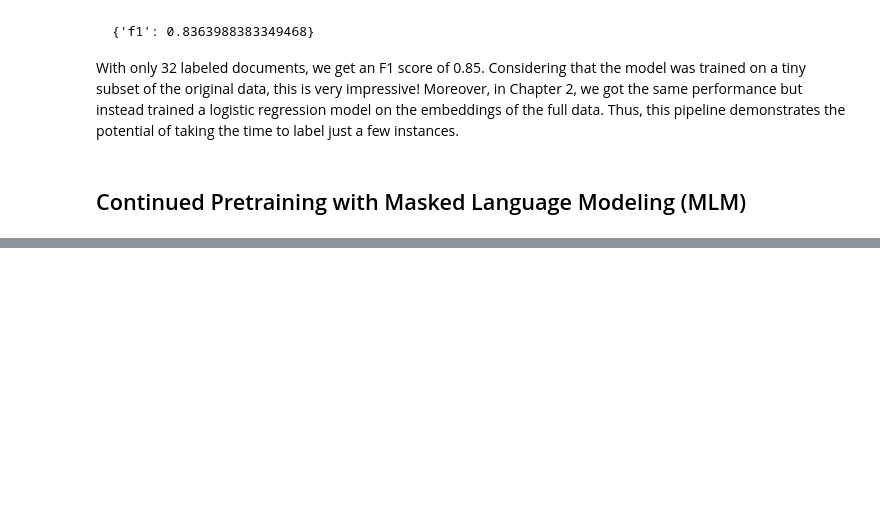
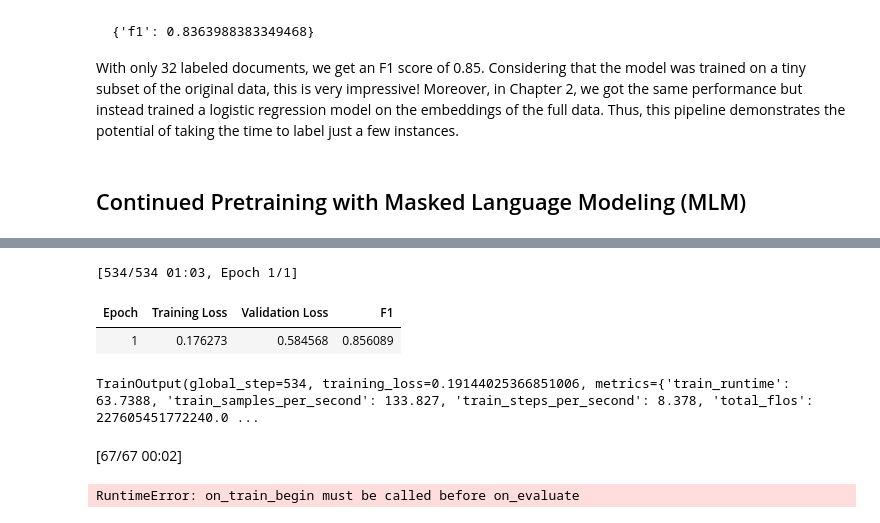
Before and after one commit to bilalox-billy/LLMs-Handson, a Jupyter notebook: notebooks/chapter11.ipynb, the cells around one changed output, grey strips where cells are left out. Cells and saved outputs as stored; diff of their text form; code cells hidden in the pictures; blank space fills up the shorter version.

```diff
--- a/notebooks/chapter11.ipynb
+++ b/notebooks/chapter11.ipynb
@@ -466,0 +646,50 @@ With only 32 labeled documents, we get an F1 score of 0.85. Considering that the
+# %%
+import numpy as np
+import evaluate
+
+
+def compute_metrics(eval_pred):
+    """Calculate F1 score"""
+    logits, labels = eval_pred
+    predictions = np.argmax(logits, axis=-1)
+
+    load_f1 = evaluate.load("f1")
+    f1 = load_f1.compute(predictions=predictions, references=labels)["f1"]
+    return {"f1": f1}
+# %%
+from transformers import TrainingArguments, Trainer
+
+# Training arguments for parameter tuning
+training_args = TrainingArguments(
+   "model",
+   learning_rate=2e-5,
+   per_device_train_batch_size=16,
+   per_device_eval_batch_size=16,
+   num_train_epochs=1,
+   weight_decay=0.01,
+   save_strategy="epoch",
+   eval_strategy="epoch",
+   report_to="none"
+)
+
+# Trainer which executes the training process
+trainer = Trainer(
+   model=model,
+   args=training_args,
+   train_dataset=tokenized_train,
+   eval_dataset=tokenized_test,
+   data_collator=data_collator,
+   compute_metrics=compute_metrics,
+)
+# %%
+trainer.train()
+# %% [output]
+[534/534 01:03, Epoch 1/1]
+| Epoch | Training Loss | Validation Loss | F1 |
+| 1 | 0.176273 | 0.584568 | 0.856089 |
+TrainOutput(global_step=534, training_loss=0.19144025366851006, metrics={'train_runtime': 63.7388, 'train_samples_per_second': 133.827, 'train_steps_per_second': 8.378, 'total_flos': 227605451772240.0 ...
+# %%
+trainer.evaluate()
+# %% [output]
+[67/67 00:02]
+RuntimeError: on_train_begin must be called before on_evaluate
```
Also changed, not shown: parts of 14 cells of this notebook, 3 other files.
